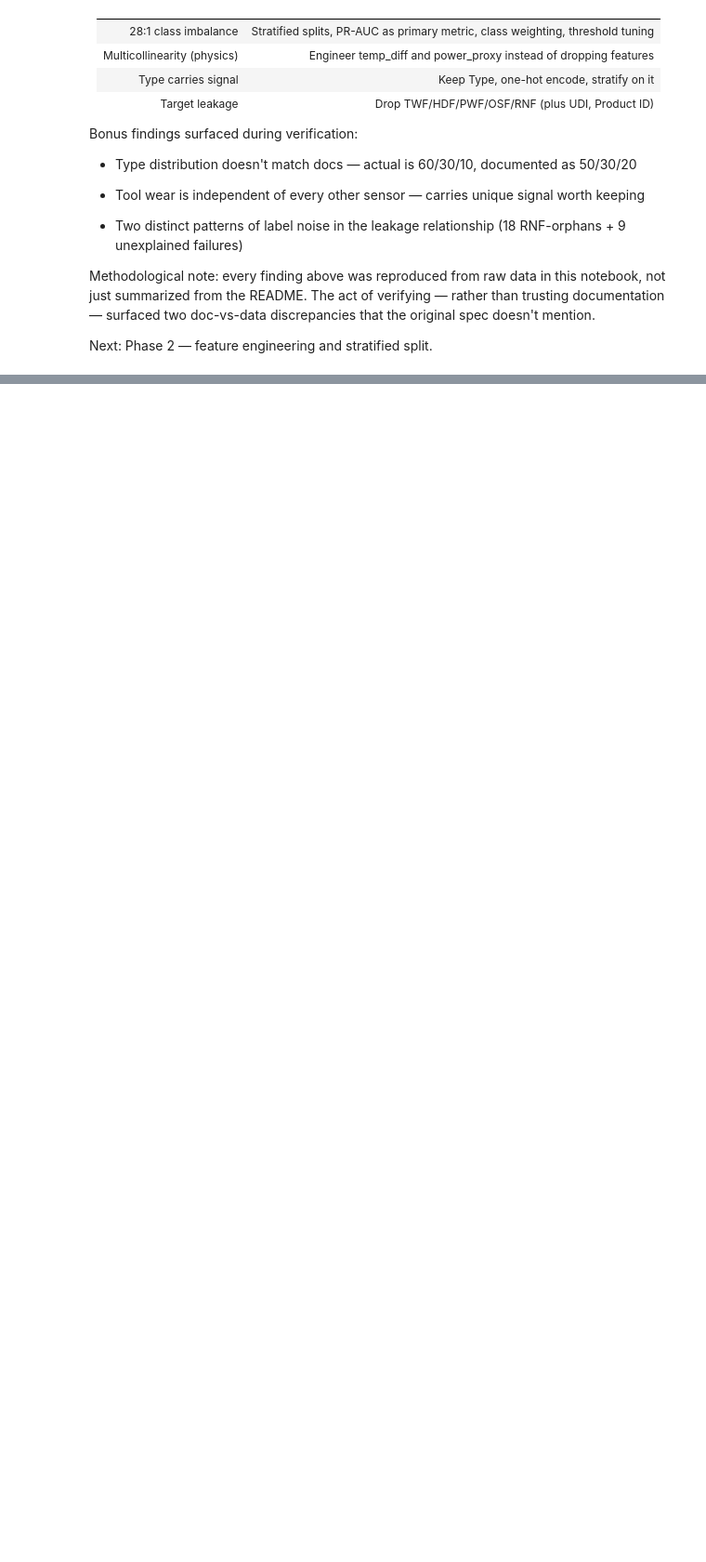
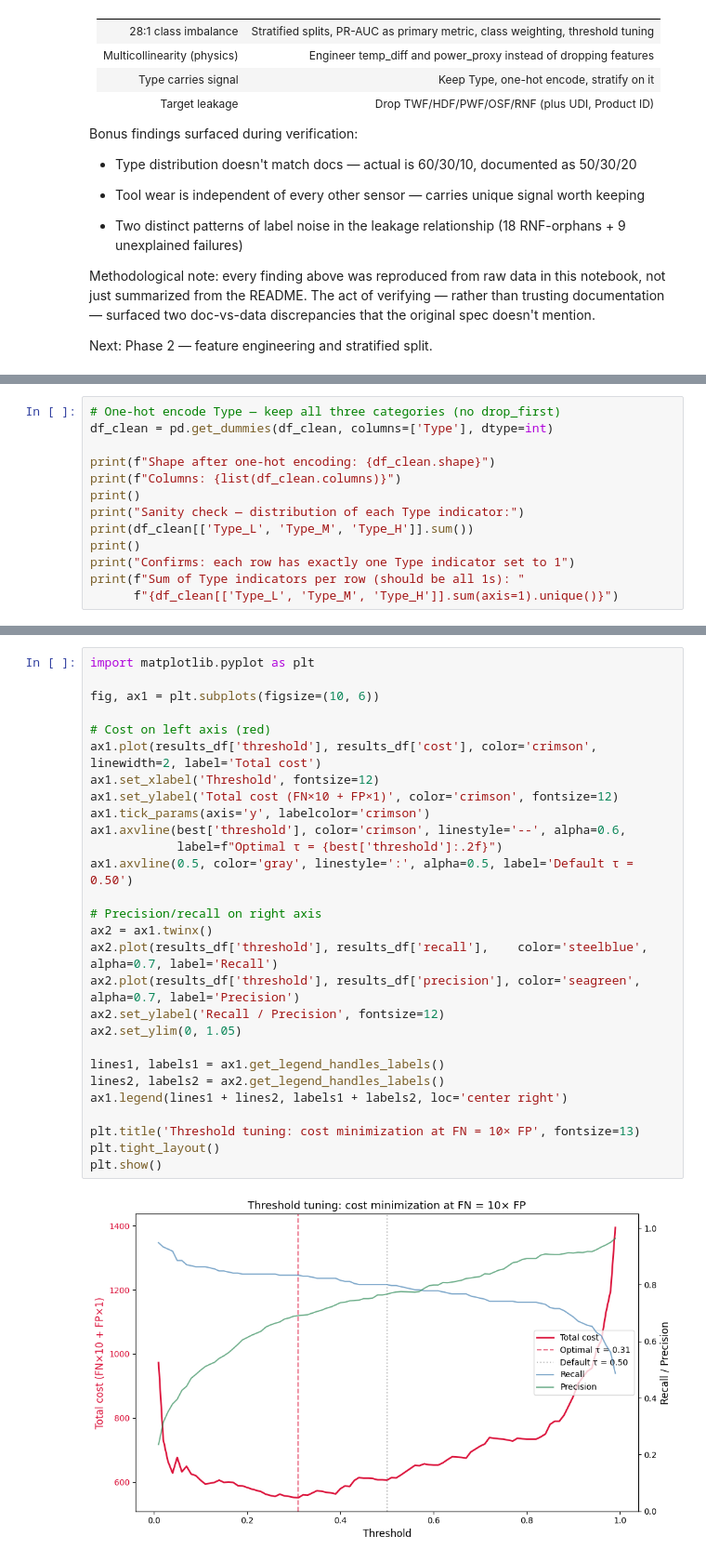
Before and after one commit to s32ol/predictive-maintenance-ai4i, a Jupyter notebook: notebooks/02_modeling.ipynb, the cells around one changed output, grey strips where cells are left out. Shown at 93% size. Cells and saved outputs as stored; diff of their text form; blank space fills up the shorter version.

```diff
--- a/notebooks/02_modeling.ipynb
+++ b/notebooks/02_modeling.ipynb
@@ -386,0 +529,13 @@ Next: Phase 2 — feature engineering and stratified split.
+# %%
+# One-hot encode Type — keep all three categories (no drop_first)
+df_clean = pd.get_dummies(df_clean, columns=['Type'], dtype=int)
+
+print(f"Shape after one-hot encoding: {df_clean.shape}")
+print(f"Columns: {list(df_clean.columns)}")
+print()
+print("Sanity check — distribution of each Type indicator:")
+print(df_clean[['Type_L', 'Type_M', 'Type_H']].sum())
+print()
+print("Confirms: each row has exactly one Type indicator set to 1")
+print(f"Sum of Type indicators per row (should be all 1s): "
+      f"{df_clean[['Type_L', 'Type_M', 'Type_H']].sum(axis=1).unique()}")
@@ -386,0 +882,30 @@ Next: Phase 2 — feature engineering and stratified split.
+# %%
+import matplotlib.pyplot as plt
+
+fig, ax1 = plt.subplots(figsize=(10, 6))
+
+# Cost on left axis (red)
+ax1.plot(results_df['threshold'], results_df['cost'], color='crimson', linewidth=2, label='Total cost')
+ax1.set_xlabel('Threshold', fontsize=12)
+ax1.set_ylabel('Total cost (FN×10 + FP×1)', color='crimson', fontsize=12)
+ax1.tick_params(axis='y', labelcolor='crimson')
+ax1.axvline(best['threshold'], color='crimson', linestyle='--', alpha=0.6,
+            label=f"Optimal τ = {best['threshold']:.2f}")
+ax1.axvline(0.5, color='gray', linestyle=':', alpha=0.5, label='Default τ = 0.50')
+
+# Precision/recall on right axis
+ax2 = ax1.twinx()
+ax2.plot(results_df['threshold'], results_df['recall'],    color='steelblue', alpha=0.7, label='Recall')
+ax2.plot(results_df['threshold'], results_df['precision'], color='seagreen',  alpha=0.7, label='Precision')
+ax2.set_ylabel('Recall / Precision', fontsize=12)
+ax2.set_ylim(0, 1.05)
+
+lines1, labels1 = ax1.get_legend_handles_labels()
+lines2, labels2 = ax2.get_legend_handles_labels()
+ax1.legend(lines1 + lines2, labels1 + labels2, loc='center right')
+
+plt.title('Threshold tuning: cost minimization at FN = 10× FP', fontsize=13)
+plt.tight_layout()
+plt.show()
+# %% [output]
+[figure, added]
```
Also changed, not shown: parts of 25 cells of this notebook.
